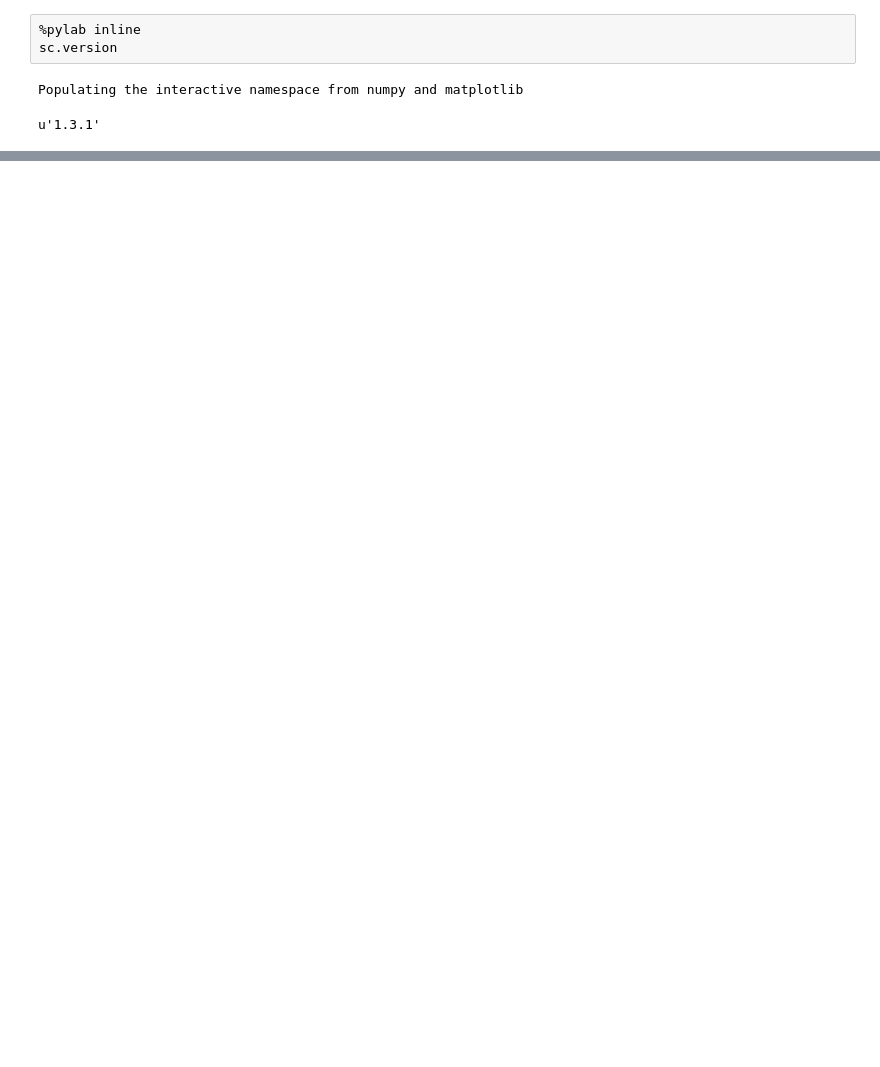
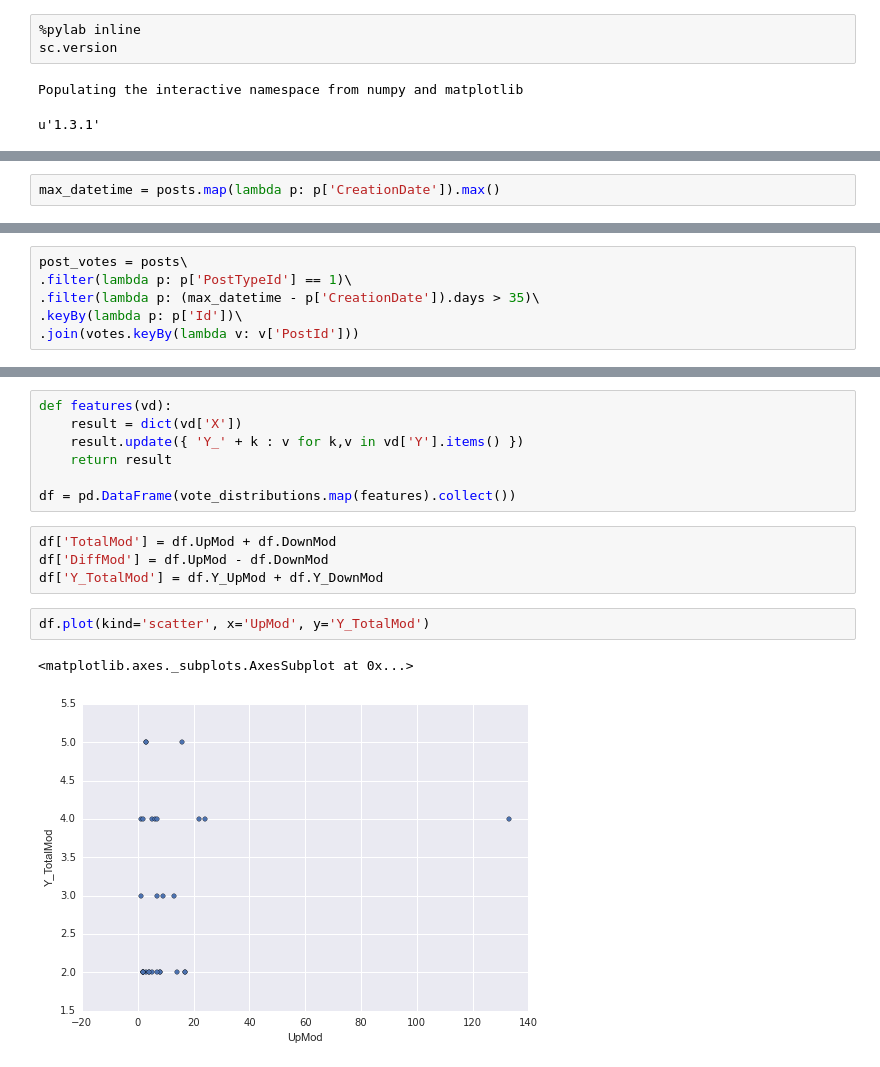
Before and after one commit to godatadriven/hadoop-ds-workshop, a Jupyter notebook: exploration/plots.ipynb, the cells around one changed output, grey strips where cells are left out. Drawn from its saved outputs; the diff is of its cells as text; blank space fills up the shorter version.

```diff
--- a/exploration/plots.ipynb
+++ b/exploration/plots.ipynb
@@ -211,0 +94,2 @@ CreationDate         Id   Score PostId VoteTypeId Cnt MaxDate
+# %%
+max_datetime = posts.map(lambda p: p['CreationDate']).max()
@@ -211,0 +100,6 @@ CreationDate         Id   Score PostId VoteTypeId Cnt MaxDate
+# %%
+post_votes = posts\
+.filter(lambda p: p['PostTypeId'] == 1)\
+.filter(lambda p: (max_datetime - p['CreationDate']).days > 35)\
+.keyBy(lambda p: p['Id'])\
+.join(votes.keyBy(lambda v: v['PostId']))
@@ -211,0 +182,16 @@ CreationDate         Id   Score PostId VoteTypeId Cnt MaxDate
+# %%
+def features(vd):
+    result = dict(vd['X'])
+    result.update({ 'Y_' + k : v for k,v in vd['Y'].items() })
+    return result
+
+df = pd.DataFrame(vote_distributions.map(features).collect())
+# %%
+df['TotalMod'] = df.UpMod + df.DownMod
+df['DiffMod'] = df.UpMod - df.DownMod
+df['Y_TotalMod'] = df.Y_UpMod + df.Y_DownMod
+# %%
+df.plot(kind='scatter', x='UpMod', y='Y_TotalMod')
+# %% [output]
+<matplotlib.axes._subplots.AxesSubplot at 0x...>
+[figure, added]
```
Also changed, not shown: parts of 31 cells of this notebook.
